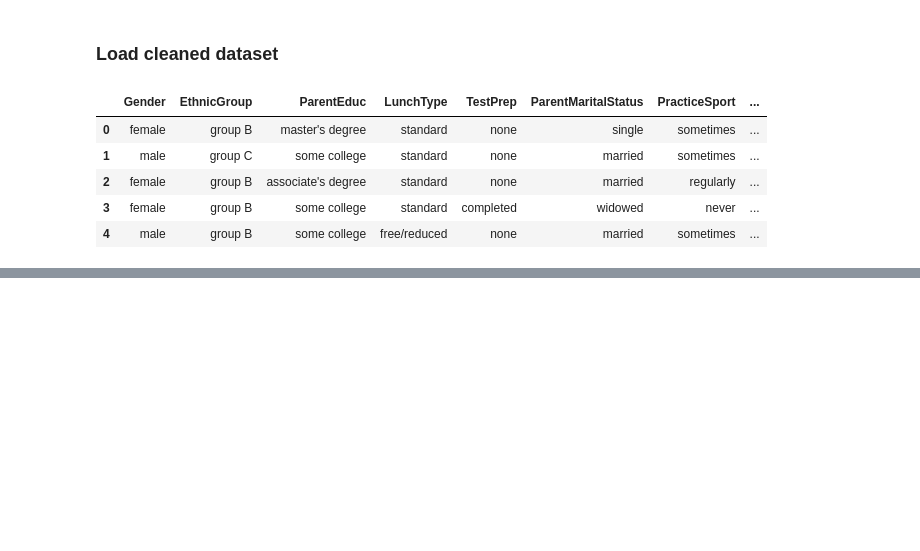
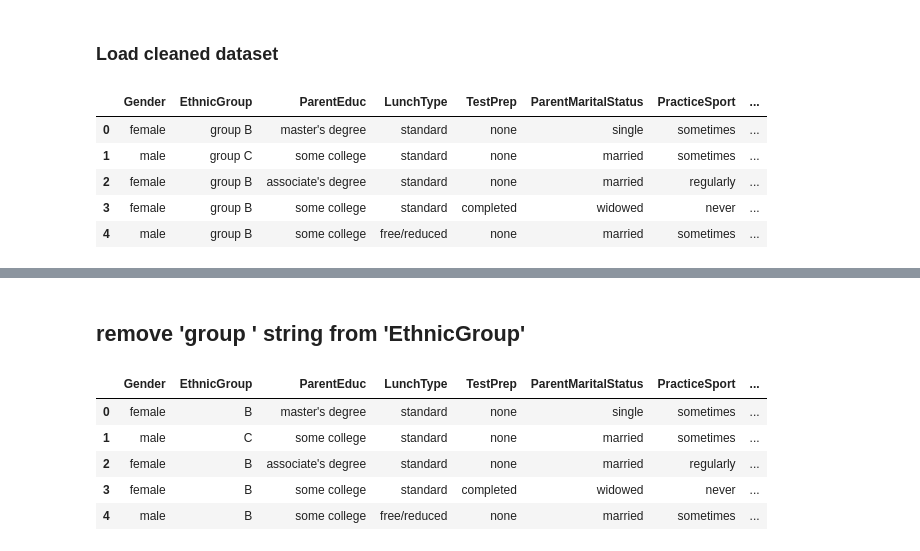
Before and after one commit to A-Hoenig/student-AI, a Jupyter notebook: jupyter_notebooks/Notebook_3_eda.ipynb, the cells around one changed output, grey strips where cells are left out. Drawn from its saved outputs; the diff is of its cells as text; code cells hidden in the pictures; blank space fills up the shorter version.

```diff
--- a/jupyter_notebooks/Notebook_3_eda.ipynb
+++ b/jupyter_notebooks/Notebook_3_eda.ipynb
@@ -73,0 +132,12 @@ memory usage: 2.1+ MB
+# %% [markdown]
+## remove 'group ' string from 'EthnicGroup'
+# %%
+df['EthnicGroup'] = df['EthnicGroup'].str.replace('group ', '', regex=False)
+df.head()
+# %% [output]
+|  | Gender | EthnicGroup | ParentEduc | LunchType | TestPrep | ParentMaritalStatus | PracticeSport | ... |
+| 0 | female | B | master's degree | standard | none | single | sometimes | ... |
+| 1 | male | C | some college | standard | none | married | sometimes | ... |
+| 2 | female | B | associate's degree | standard | none | married | regularly | ... |
+| 3 | female | B | some college | standard | completed | widowed | never | ... |
+| 4 | male | B | some college | free/reduced | none | married | sometimes | ... |
```
Also changed, not shown: parts of 15 cells of this notebook, 2 other files.
